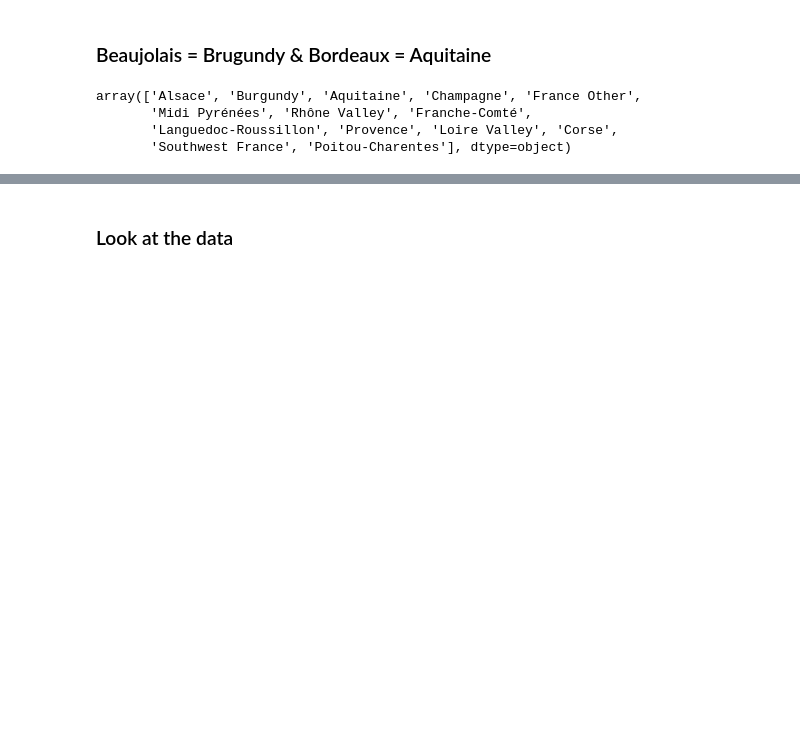
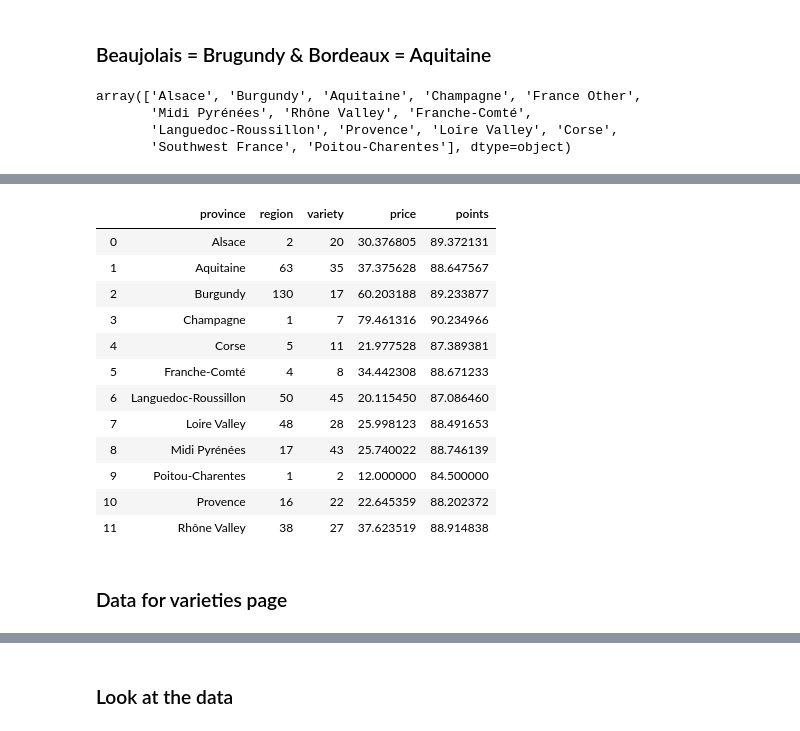
Before and after one commit to com-480-data-visualization/com-480-project-lesvizerables, a Jupyter notebook: Province_Renaming.ipynb, the cells around one changed output, grey strips where cells are left out. Cells and saved outputs as stored; diff of their text form; code cells hidden in the pictures; blank space fills up the shorter version.

Commit message:
Grouping of data

```diff
--- a/Province_Renaming.ipynb
+++ b/Province_Renaming.ipynb
@@ -123,0 +125,3 @@ array(['Alsace', 'Burgundy', 'Aquitaine', 'Champagne', 'France Other',
+# %%
+irr_prov = ['Southwest France', 'France Other']
+wines = wines[np.logical_not(wines.province.isin(irr_prov))]
@@ -123,0 +159,19 @@ array(['Alsace', 'Burgundy', 'Aquitaine', 'Champagne', 'France Other',
+# %%
+province_info = wines.groupby(['province']).agg({'region': pd.Series.nunique, 'variety': pd.Series.nunique,
+                                                 'price':'mean', 'points':'mean'}).reset_index()
+# %%
+province_info
+# %% [output]
+|  | province | region | variety | price | points |
+| 0 | Alsace | 2 | 20 | 30.376805 | 89.372131 |
+| 1 | Aquitaine | 63 | 35 | 37.375628 | 88.647567 |
+| 2 | Burgundy | 130 | 17 | 60.203188 | 89.233877 |
+| 3 | Champagne | 1 | 7 | 79.461316 | 90.234966 |
+| 4 | Corse | 5 | 11 | 21.977528 | 87.389381 |
+| 5 | Franche-Comté | 4 | 8 | 34.442308 | 88.671233 |
+| 6 | Languedoc-Roussillon | 50 | 45 | 20.115450 | 87.086460 |
+| 7 | Loire Valley | 48 | 28 | 25.998123 | 88.491653 |
+| 8 | Midi Pyrénées | 17 | 43 | 25.740022 | 88.746139 |
+| 9 | Poitou-Charentes | 1 | 2 | 12.000000 | 84.500000 |
+| 10 | Provence | 16 | 22 | 22.645359 | 88.202372 |
+| 11 | Rhône Valley | 38 | 27 | 37.623519 | 88.914838 |
@@ -123,0 +180,2 @@ array(['Alsace', 'Burgundy', 'Aquitaine', 'Champagne', 'France Other',
+# %% [markdown]
+### Data for varieties page
```
Also changed, not shown: parts of 13 cells of this notebook.
